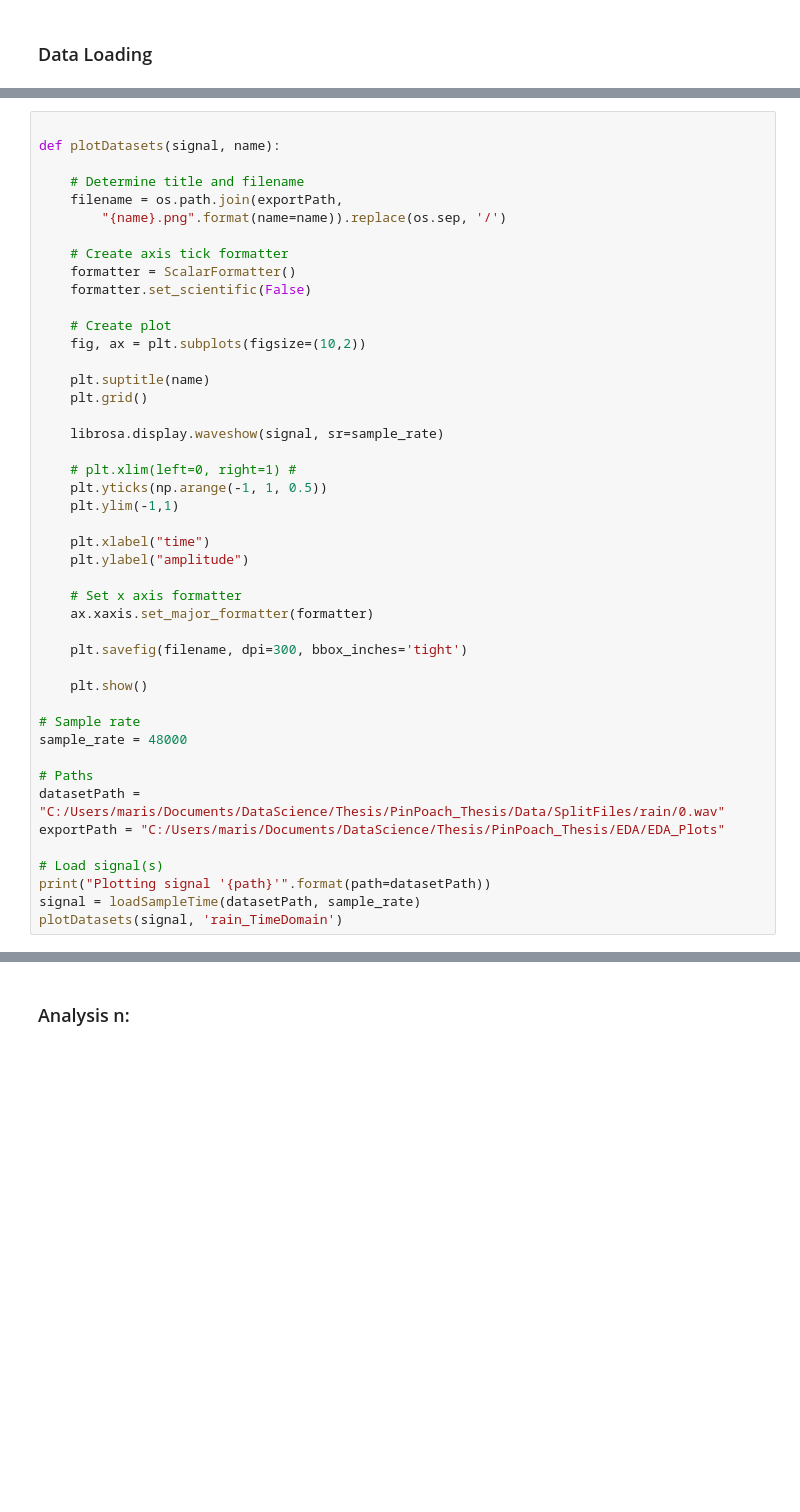
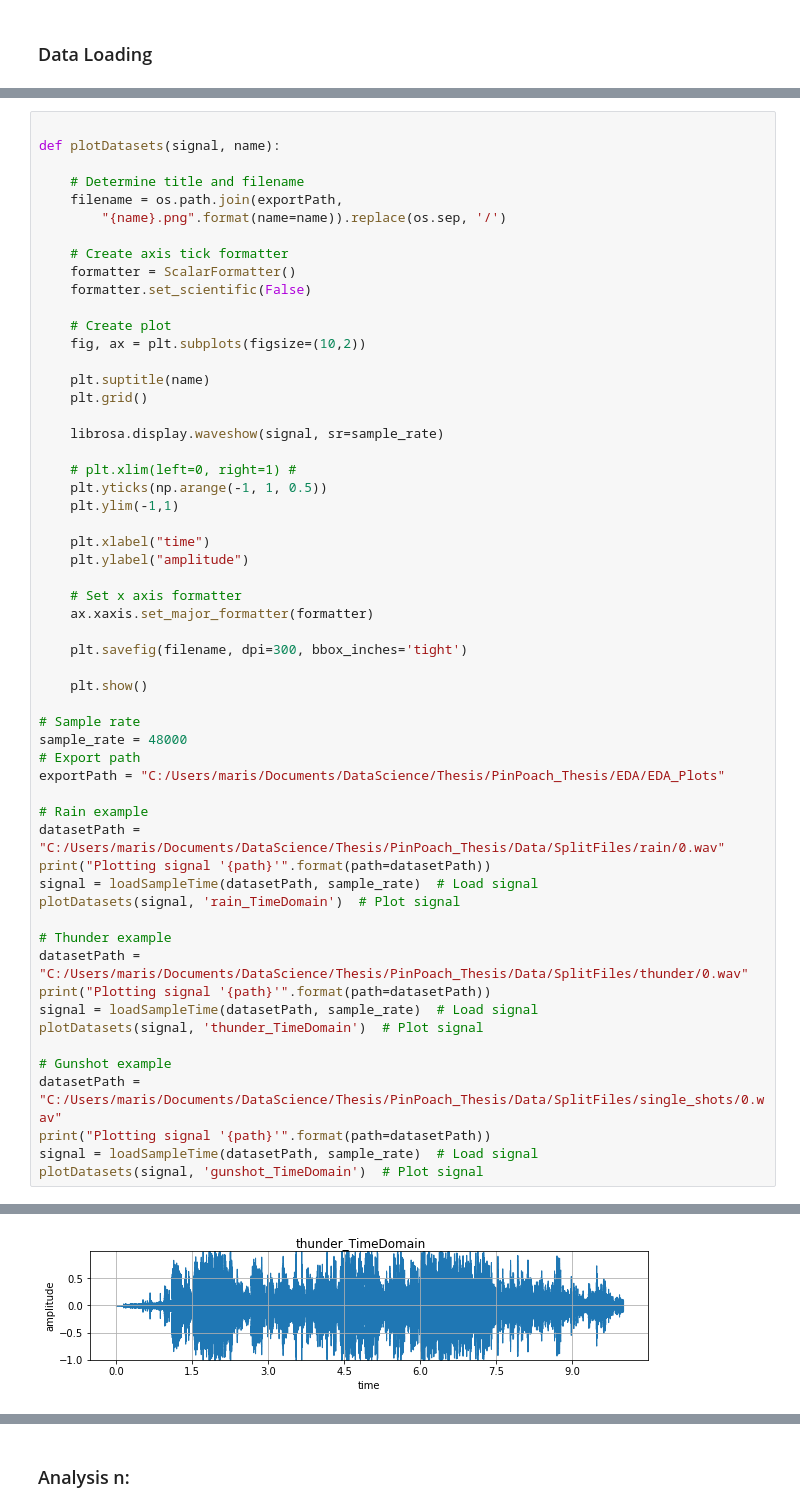
Before and after one commit to martijnsouman/PinPoach_Thesis, a Jupyter notebook: EDA/EDA_MarissaFaas.ipynb, the cells around one changed output, grey strips where cells are left out. Cells and saved outputs as stored; diff of their text form; blank space fills up the shorter version.

```diff
--- a/EDA/EDA_MarissaFaas.ipynb
+++ b/EDA/EDA_MarissaFaas.ipynb
@@ -137,15 +102,26 @@ def plotDatasets(signal, name):
 
 # Sample rate
 sample_rate = 48000
-
-# Paths
-datasetPath = "C:/Users/maris/Documents/DataScience/Thesis/PinPoach_Thesis/Data/SplitFiles/rain/0.wav"
+# Export path
 exportPath = "C:/Users/maris/Documents/DataScience/Thesis/PinPoach_Thesis/EDA/EDA_Plots"
 
-# Load signal(s)
+# Rain example
+datasetPath = "C:/Users/maris/Documents/DataScience/Thesis/PinPoach_Thesis/Data/SplitFiles/rain/0.wav"
 print("Plotting signal '{path}'".format(path=datasetPath))
-signal = loadSampleTime(datasetPath, sample_rate)
-plotDatasets(signal, 'rain_TimeDomain')
+signal = loadSampleTime(datasetPath, sample_rate)  # Load signal
+plotDatasets(signal, 'rain_TimeDomain')  # Plot signal
+
+# Thunder example
+datasetPath = "C:/Users/maris/Documents/DataScience/Thesis/PinPoach_Thesis/Data/SplitFiles/thunder/0.wav"
+print("Plotting signal '{path}'".format(path=datasetPath))
+signal = loadSampleTime(datasetPath, sample_rate)  # Load signal
+plotDatasets(signal, 'thunder_TimeDomain')  # Plot signal
+
+# Gunshot example
+datasetPath = "C:/Users/maris/Documents/DataScience/Thesis/PinPoach_Thesis/Data/SplitFiles/single_shots/0.wav"
+print("Plotting signal '{path}'".format(path=datasetPath))
+signal = loadSampleTime(datasetPath, sample_rate)  # Load signal
+plotDatasets(signal, 'gunshot_TimeDomain')  # Plot signal
 # %% [output]
 Plotting signal 'C:/Users/maris/Documents/DataScience/Thesis/PinPoach_Thesis/Data/SplitFiles/rain/0.wav'
 [figure]
@@ -151,0 +129 @@ Plotting signal 'C:/Users/maris/Documents/DataScience/Thesis/PinPoach_Thesis/Dat
+[figure, added]
```
Also changed, not shown: parts of 10 cells of this notebook, 7 other files.
